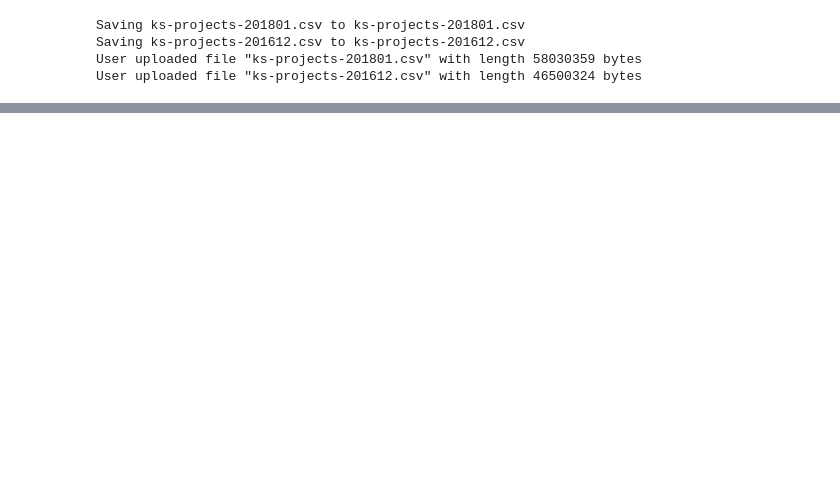
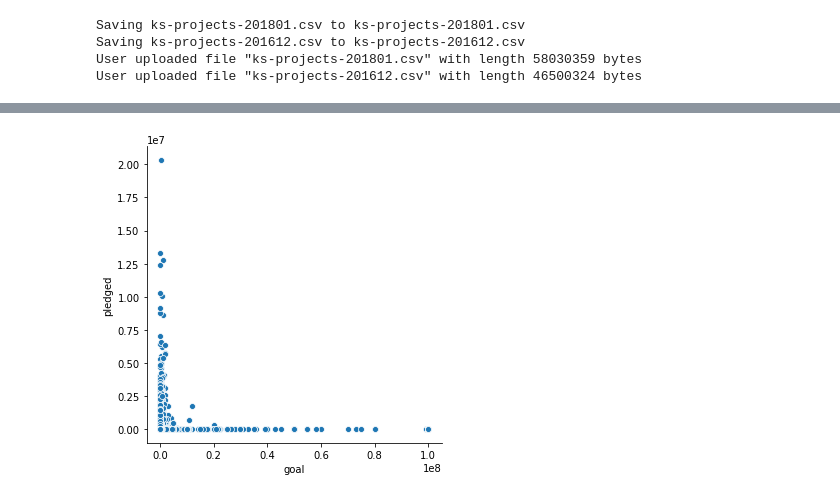
Before and after one commit to Mo0nro2e/KickstarterProjects_data_visualization, a Jupyter notebook: first_draft.ipynb, the cells around one changed output, grey strips where cells are left out. Drawn from its saved outputs; the diff is of its cells as text; code cells hidden in the pictures; blank space fills up the shorter version.

```diff
--- a/first_draft.ipynb
+++ b/first_draft.ipynb
@@ -40,2 +50,8 @@ import matplotlib.cbook as cbook
+# %%
+
+
+sns.relplot(x="goal", y="pledged", data=gf);
+# %% [output]
+[figure, added]
 # %%
 fig, ax = plt.subplots()
```
Also changed, not shown: parts of 7 cells of this notebook.
